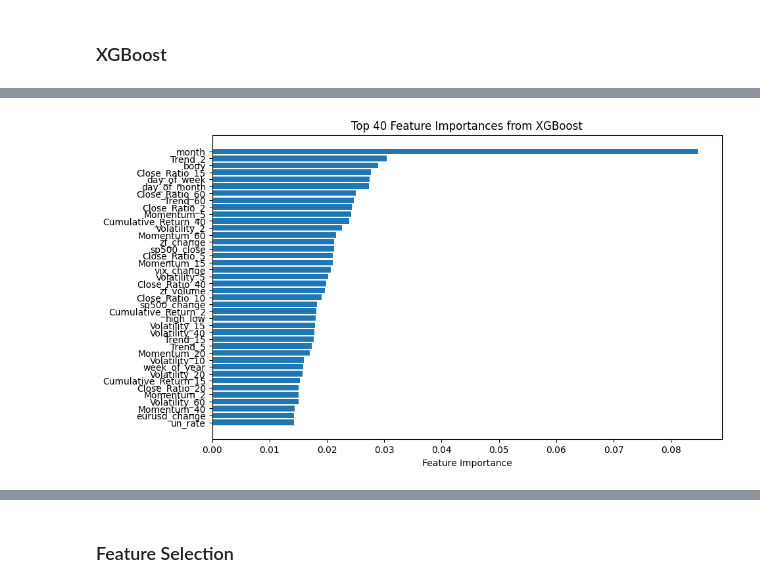
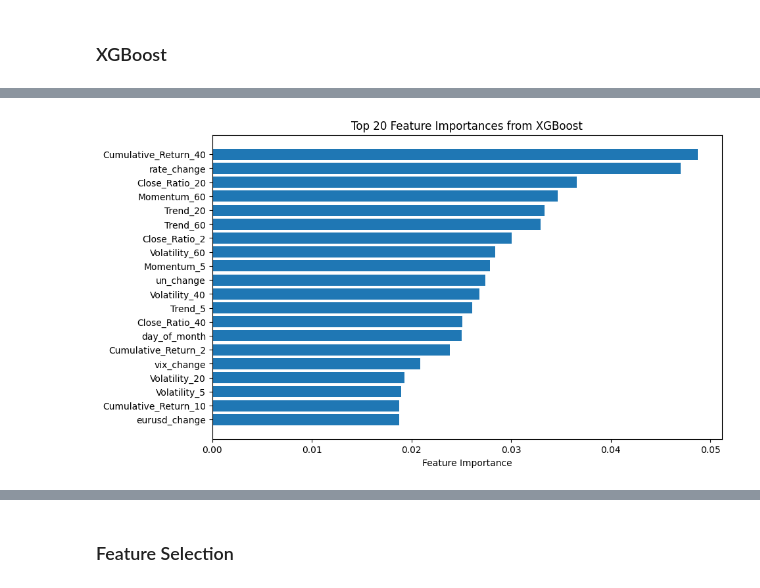
Before and after one commit to lazaros-23/options_trading, a Jupyter notebook: xgboost.ipynb, the cells around one changed output, grey strips where cells are left out. Saved outputs shown, nothing was run; the diff lists cells and outputs as text; code cells hidden in the pictures.

```diff
--- a/xgboost.ipynb
+++ b/xgboost.ipynb
@@ -16,7 +16,7 @@ import xgboost as xgb
 # %% [markdown]
 ### Bring/Transform Data
 # %%
-start_date = '2022-01-01'
+start_date = '2020-01-01'
 # today_date = datetime.today().strftime('%Y-%m-%d')
 # print(f"the data span from {start_date} up to {today_date}")
 
@@ -115,9 +115,9 @@ full_df = full_df.merge(unemployment_rate,on='date',how='left')
 full_df = full_df.merge(sp500, on='date',how='left')
 full_df = full_df.merge(vix, on='date',how='left')
 full_df['is_rate_change'] =  (full_df['rate_change'] != full_df['rate_change'].shift()).astype(int)
-full_df['is_rate_change'] = full_df['is_rate_change'].rolling(window=3, center=True, min_periods=1).max().astype(int)
+full_df['is_rate_change'] = full_df['is_rate_change'].rolling(window=5, center=True, min_periods=1).max().astype(int)
 full_df['is_un_change'] = (full_df['un_change'] != full_df['un_change'].shift()).astype(int)
-full_df['is_un_change'] = full_df['is_un_change'].rolling(window=3, center=True, min_periods=1).max().astype(int)
+full_df['is_un_change'] = full_df['is_un_change'].rolling(window=5, center=True, min_periods=1).max().astype(int)
 # %%
 full_df, ohcl_predictors = create_ohlc_features(full_df)
 # %% [markdown]
@@ -153,7 +153,10 @@ predictors = ['high_low', 'body', 'zf_change',
        'zf_change_pct', 'zf_volume','day_of_week', 'day_of_month', 'week_of_year', 'month',
        'year', 'quarter', 'is_month_end', 'is_month_start',
         'rate', 'rate_change', 'eurusd_change','eurusd_close', 'un_rate',
-       'un_change','sp500_change','sp500_close','is_rate_change','is_un_change','vix_change','vix_close']
+       'un_change','sp500_change','sp500_close',
+#               'is_rate_change',
+#               'is_un_change',
+              'vix_change','vix_close']
 predictors = predictors + ohcl_predictors
 target = 'target'
 # %%
@@ -212,20 +221,20 @@ precision_score(predictions["target"], predictions["Predictions"])
 # %%
 # Feature Importances
 importances = model.feature_importances_
 sorted_idx = np.argsort(importances)[::-1]
 
 # Select the top 15 features
-top_n = 40
+top_n = 20
 top_features = sorted_idx[:top_n]
 
 plt.figure(figsize=(10, 6))
 plt.barh([predictors[i] for i in top_features], importances[top_features])
 plt.xlabel("Feature Importance")
 plt.title(f"Top {top_n} Feature Importances from XGBoost")
 plt.gca().invert_yaxis()
 plt.show()
 # %% [output]
-[figure, old version]
+[figure, new version]
 # %%
 predictions["target"].value_counts() / predictions.shape[0]
 # %% [output]
```
Also changed, not shown: parts of 11 cells of this notebook.
